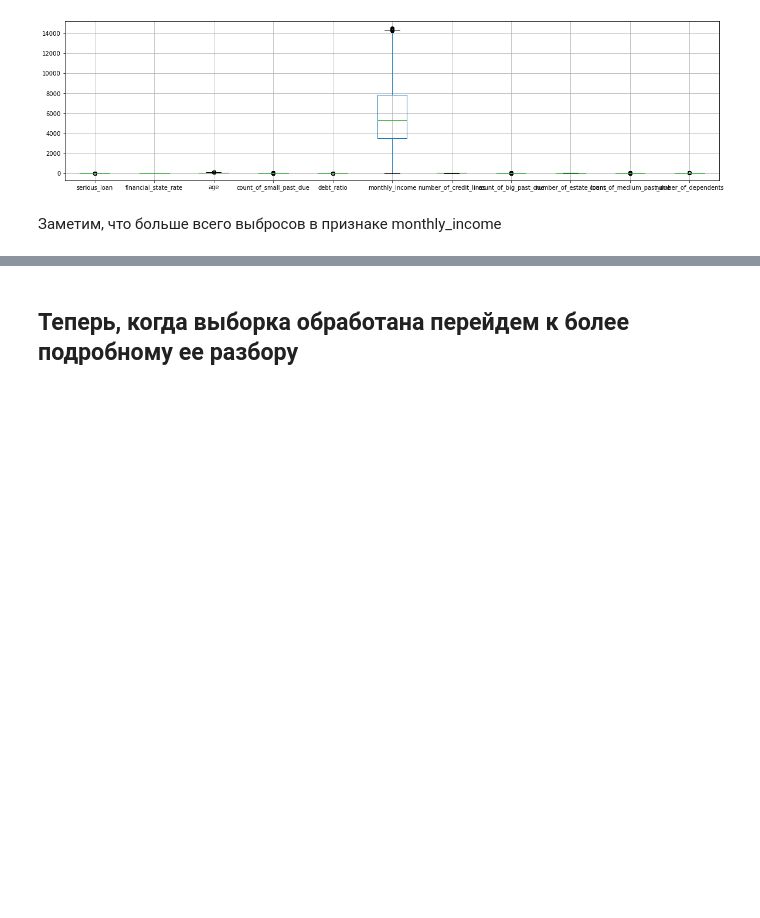
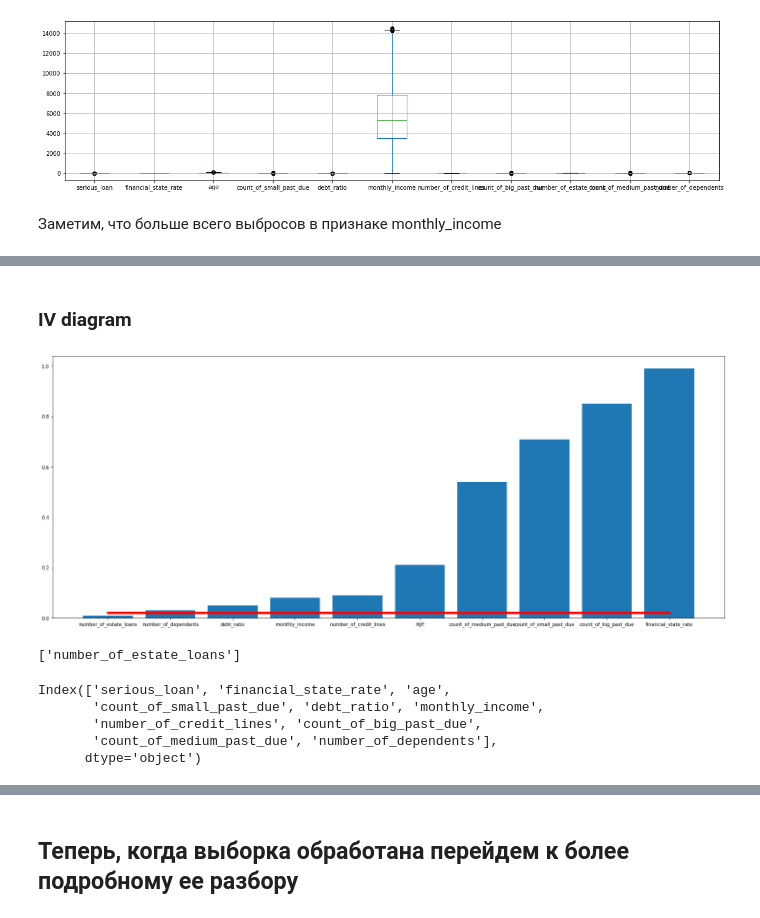
Before and after one commit to Stuksus/Credit_scoring_model, a Jupyter notebook: main.ipynb, the cells around one changed output, grey strips where cells are left out. Saved outputs shown, nothing was run; the diff lists cells and outputs as text; code cells hidden in the pictures; blank space fills up the shorter version.

```diff
--- a/main.ipynb
+++ b/main.ipynb
@@ -789,0 +864,32 @@ cs_training.boxplot(figsize=(20,5))
+# %%
+def calculate_woe_iv(dataset, feature, target):
+    lst = []
+    for i in range(dataset[feature].nunique()):
+        val = list(dataset[feature].unique())[i]
+        lst.append({
+            'Value': val,
+            'All': dataset[dataset[feature] == val].count()[feature],
+            'Good': dataset[(dataset[feature] == val) & (dataset[target] == 0)].count()[feature],
+            'Bad': dataset[(dataset[feature] == val) & (dataset[target] == 1)].count()[feature]
+        })
+
+    dset = pd.DataFrame(lst)
+    dset['Distr_Good'] = dset['Good'] / dset['Good'].sum()
+    dset['Distr_Bad'] = dset['Bad'] / dset['Bad'].sum()
+    dset['WoE'] = np.log(dset['Distr_Good'] / dset['Distr_Bad'])
+    dset = dset.replace({'WoE': {np.inf: 0, -np.inf: 0}})
+    dset['IV'] = (dset['Distr_Good'] - dset['Distr_Bad']) * dset['WoE']
+    iv = dset['IV'].sum()
+
+    dset = dset.sort_values(by='WoE')
+
+    return dset, iv
+# %%
+list_of_inv = []
+for col in cs_training.drop(["serious_loan"],axis = 1).columns:
+        print('WoE and IV for column: {}'.format(col))
+        df, iv = calculate_woe_iv(cs_training, col, 'serious_loan')
+        list_of_inv += [round(iv,2)]
+        display(df)
+        print('IV score: {:.2f}'.format(iv))
+        print('\n')
@@ -789,0 +979,9 @@ cs_training.boxplot(figsize=(20,5))
+# %% [markdown]
+### IV diagram
+# %%
+fig,ax = plt.subplots(figsize = (25,10))
+ax.plot([0.02]*(len(inv_dict.keys())),color = 'red',linewidth=5)
+ax.bar(inv_dict.keys(),inv_dict.values())
+plt.show()
+# %% [output]
+[figure, added]
@@ -789,0 +992,12 @@ cs_training.boxplot(figsize=(20,5))
+# %%
+column_to_drop
+# %% [output]
+['number_of_estate_loans']
+# %%
+cs_training.columns
+# %% [output]
+Index(['serious_loan', 'financial_state_rate', 'age',
+       'count_of_small_past_due', 'debt_ratio', 'monthly_income',
+       'number_of_credit_lines', 'count_of_big_past_due',
+       'count_of_medium_past_due', 'number_of_dependents'],
+      dtype='object')
```
Also changed, not shown: parts of 71 cells of this notebook.
